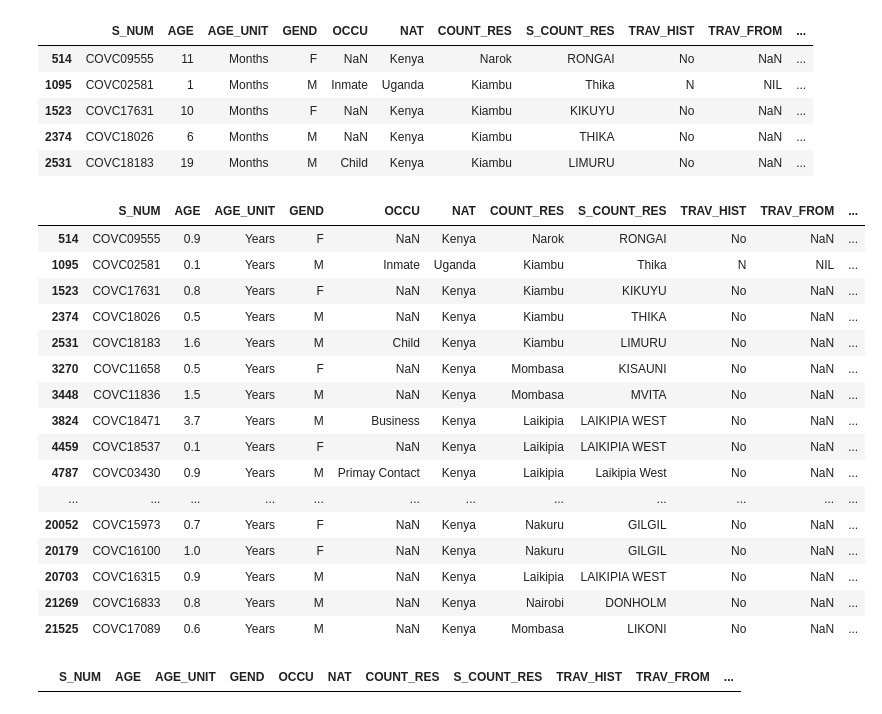
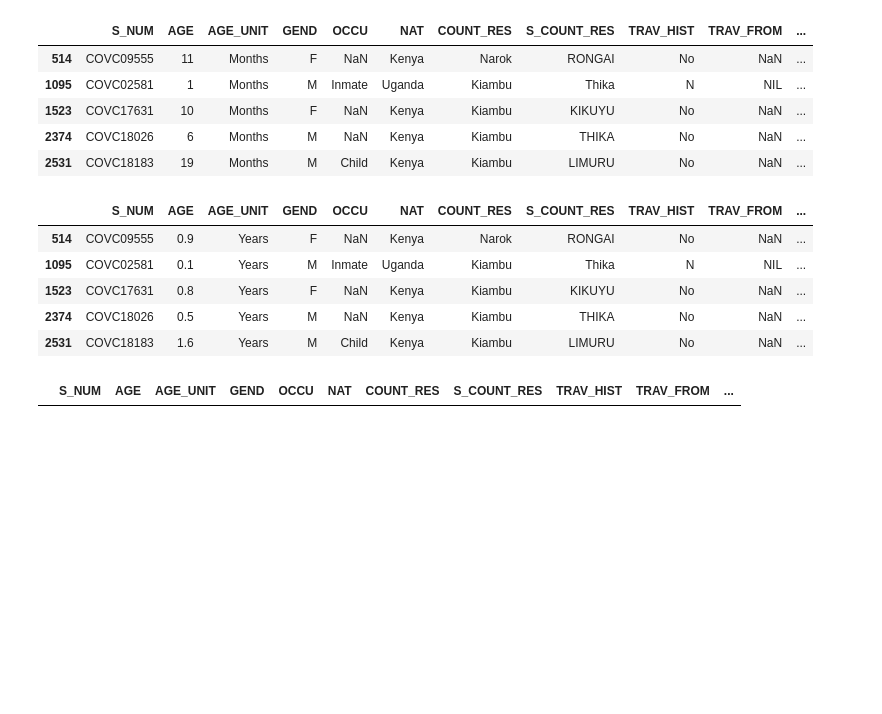
Before and after one commit to ousodaniel/SARS-CoV-2-Data-Workflows, a Jupyter notebook: metadata-cleaning.ipynb, the cells around one changed output. Drawn from its saved outputs; the diff is of its cells as text; code cells hidden in the pictures; blank space fills up the shorter version.

```diff
--- a/metadata-cleaning.ipynb
+++ b/metadata-cleaning.ipynb
@@ -267,6 +266,6 @@ cols_rename = ['S_NUM', 'AGE', 'AGE_UNIT', 'GEND', 'OCCU', 'NAT', 'COUNT_RES', '
 # %%
 def cov_names(x):
-    x = x.upper().strip()
+    x = x.upper().replace(' ', '')
     if len(x) == 8:
         x = x.replace('COVC', 'COVC0')
     elif len(x) == 7:
@@ -341,2 +309,4 @@ array([nan, 'Months', 'Days', 'years', 'M', 'F', 'Nil'], dtype=object)
 # %%
 df_mrg_mtdata = pd.read_excel('/home/douso/Documents/TrendData/Results/ResultsMerged/COVID19-results-merged.xlsx')
+# %%
+df_mrg_mtdata = df_mrg_mtdata.assign(S_NUM=df_mrg_mtdata['S_NUM'].apply(lambda x: cov_names(x)))
@@ -358,25 +330,14 @@ df_months.head()
 # %%
 df_mn2yrs = df_months.assign(AGE=df_months['AGE'].map(lambda x: round(x / 12, 1))).replace('Months', 'Years')
 # %%
-df_mn2yrs
+df_mn2yrs.head()
 # %% [output]
 |  | S_NUM | AGE | AGE_UNIT | GEND | OCCU | NAT | COUNT_RES | S_COUNT_RES | TRAV_HIST | TRAV_FROM | ... |
 | 514 | COVC09555 | 0.9 | Years | F | NaN | Kenya | Narok | RONGAI | No | NaN | ... |
 | 1095 | COVC02581 | 0.1 | Years | M | Inmate | Uganda | Kiambu | Thika | N | NIL | ... |
 | 1523 | COVC17631 | 0.8 | Years | F | NaN | Kenya | Kiambu | KIKUYU | No | NaN | ... |
 | 2374 | COVC18026 | 0.5 | Years | M | NaN | Kenya | Kiambu | THIKA | No | NaN | ... |
 | 2531 | COVC18183 | 1.6 | Years | M | Child | Kenya | Kiambu | LIMURU | No | NaN | ... |
-| 3270 | COVC11658 | 0.5 | Years | F | NaN | Kenya | Mombasa | KISAUNI | No | NaN | ... |
-| 3448 | COVC11836 | 1.5 | Years | M | NaN | Kenya | Mombasa | MVITA | No | NaN | ... |
-| 3824 | COVC18471 | 3.7 | Years | M | Business | Kenya | Laikipia | LAIKIPIA WEST | No | NaN | ... |
-| 4459 | COVC18537 | 0.1 | Years | F | NaN | Kenya | Laikipia | LAIKIPIA WEST | No | NaN | ... |
-| 4787 | COVC03430 | 0.9 | Years | M | Primay Contact | Kenya | Laikipia | Laikipia West | No | NaN | ... |
-| ... | ... | ... | ... | ... | ... | ... | ... | ... | ... | ... | ... |
-| 20052 | COVC15973 | 0.7 | Years | F | NaN | Kenya | Nakuru | GILGIL | No | NaN | ... |
-| 20179 | COVC16100 | 1.0 | Years | F | NaN | Kenya | Nakuru | GILGIL | No | NaN | ... |
-| 20703 | COVC16315 | 0.9 | Years | M | NaN | Kenya | Laikipia | LAIKIPIA WEST | No | NaN | ... |
-| 21269 | COVC16833 | 0.8 | Years | M | NaN | Kenya | Nairobi | DONHOLM | No | NaN | ... |
-| 21525 | COVC17089 | 0.6 | Years | M | NaN | Kenya | Mombasa | LIKONI | No | NaN | ... |
 # %%
 df_mrg_mtdata[df_mrg_mtdata['AGE_UNIT'] == 'Days']#.AGE_UNIT.unique()
 # %% [output]
```
Also changed, not shown: parts of 111 cells of this notebook.
